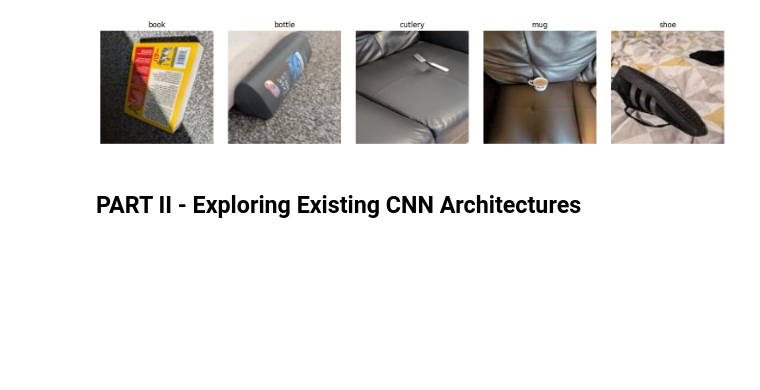
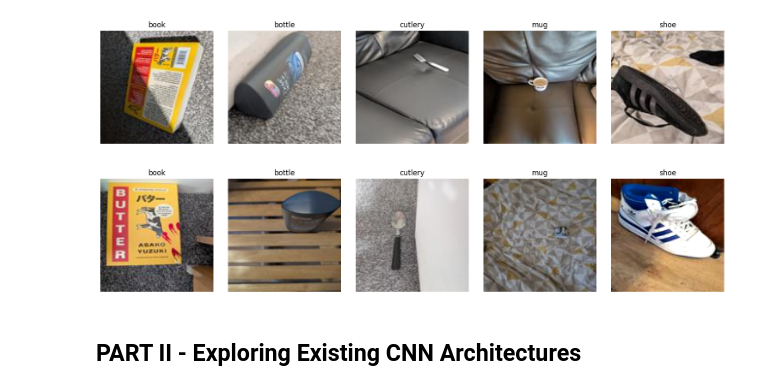
Before and after one commit to adamwillis04/com31006-assignment, a Jupyter notebook: assignment.ipynb, the cells around one changed output. Cells and saved outputs as stored; diff of their text form; code cells hidden in the pictures; blank space fills up the shorter version.

Commit message:
Planned Part II and added structure and TODOs

```diff
--- a/assignment.ipynb
+++ b/assignment.ipynb
@@ -140,8 +144,12 @@ Average Perceptual Similarity: 21.04
 Valid Dataset
 # %%
 def show_samples(dataset, samples=3):
+    # Denormalizing values
+    mean = torch.tensor([0.485, 0.456, 0.406])
+    std = torch.tensor([0.229, 0.224, 0.225])
+
+    num_classes = len(dataset.classes)
     random.seed(10)
-    num_classes = len(dataset.classes)
 
     class_id_dict = {i: [] for i in dataset.class_to_idx.values()}
     for img_id, class_id in enumerate(dataset.targets):
@@ -154,7 +162,12 @@ def show_samples(dataset, samples=3):
 
         for row, i in enumerate(chosen_imgs):
             img, _ = dataset[i]
+
+            # Denormalizing
             img = img.permute(1, 2, 0).cpu()
+            img = img * std + mean
+            img = img.clamp(0, 1)
+
             ax = plt.subplot(samples, num_classes, row * num_classes + col + 1)
             ax.imshow(img)
             if row == 0:
@@ -172,23 +185,22 @@ show_samples(test_dataset, samples=1)
 # %%
 # Data Augmentation - random changes are applied to the training dataset to increase the performance of the model and decrease chances of overfitting
 
 augmented_transform = transforms.Compose([
     transforms.Resize((128, 128)),
-
     transforms.RandomHorizontalFlip(p=0.5),
-    transforms.RandomRotation(10),
-    transforms.ColorJitter(brightness=0.1, contrast=0.1),
-
+    transforms.ColorJitter(brightness=0.2, contrast=0.2),
     transforms.ToTensor(),
-
     transforms.Normalize(
-        mean=[0.485, 0.456, 0.406], # TODO - check the best normalizations and put in original transform
+        mean=[0.485, 0.456, 0.406],
         std=[0.229, 0.224, 0.225]
     )
 ])
 
-# train_dataset = datasets.ImageFolder('dataset/train', transform=augmented_transform)
-# test_dataset = datasets.ImageFolder('dataset/test', transform=transform) # TODO - check whether clean transform normalization as well
+augmented_train_dataset = datasets.ImageFolder('dataset/train', transform=augmented_transform)
+
+show_samples(augmented_train_dataset, samples=1)
+# %% [output]
+[figure, added]
 # %% [markdown]
 PART II - Exploring Existing CNN Architectures
 -
```
Also changed, not shown: parts of 13 cells of this notebook.
